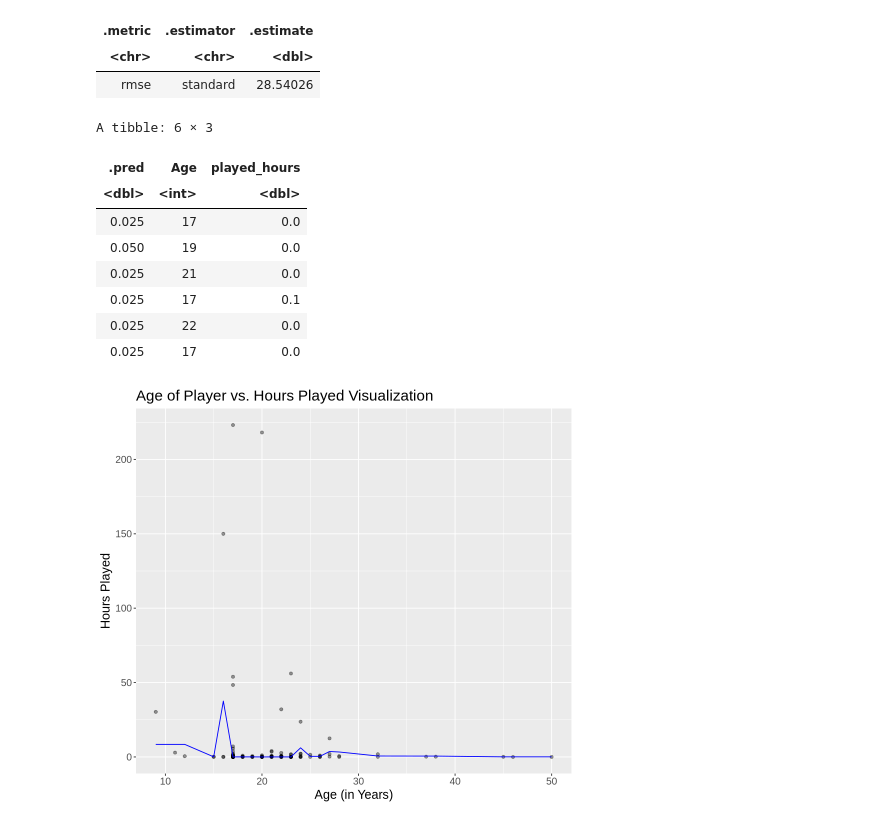
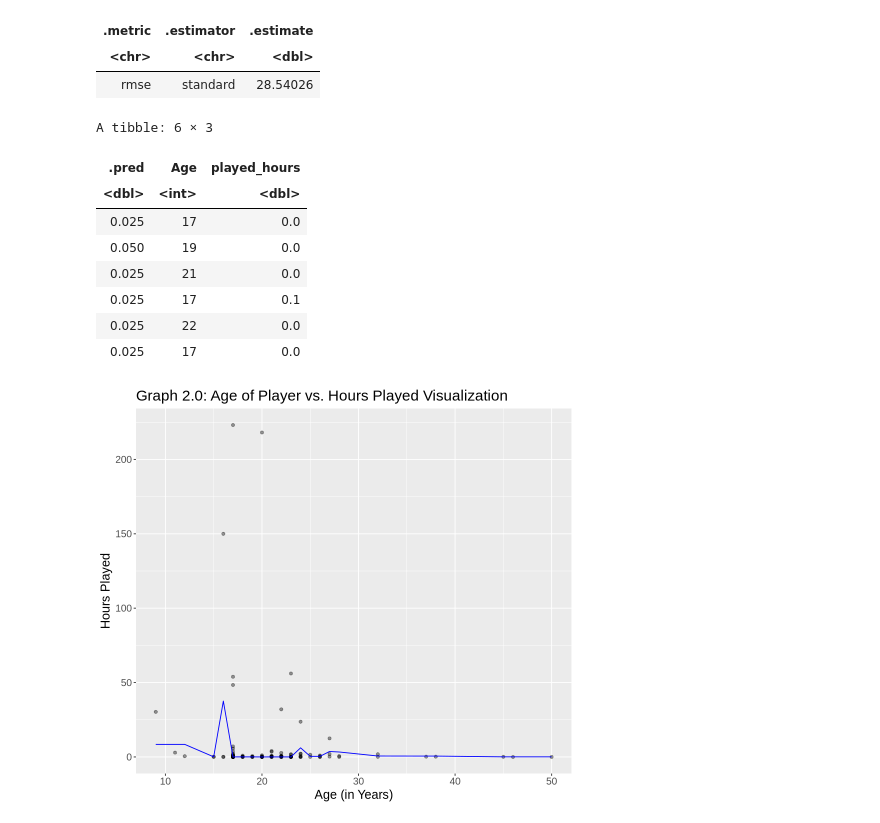
Before and after one commit to Alexis-Jang/Group7-DSCI100project, a Jupyter notebook: Actual Project.ipynb, the cells around one changed output. Drawn from its saved outputs; the diff is of its cells as text; code cells hidden in the pictures.

Commit message:
Added numbers to figures

```diff
--- a/Actual Project.ipynb
+++ b/Actual Project.ipynb
@@ -303,25 +321,25 @@ A tibble: 1 × 3
 # %%
 set.seed(123)
 #now, we will make a visualization of our analysis
 age_pred <- age_fit |>
           predict(players_training) |>
           bind_cols(players_training)
 head(age_pred)
 age_plot <- age_pred|>
     ggplot(aes(x = Age, y = played_hours)) +
     geom_point(alpha = 0.4) +
     geom_line(data = age_pred, mapping = aes(x = Age, y = .pred), colour = "blue") +
-    labs(x = "Age (in Years)", y = "Hours Played", title = "Age of Player vs. Hours Played Visualization")+
+    labs(x = "Age (in Years)", y = "Hours Played", title = "Graph 2.0: Age of Player vs. Hours Played Visualization")+
     theme(text = element_text(size = 15))
 age_plot
 # %% [output]
 A tibble: 6 × 3
 | .pred | Age | played_hours |
 | <dbl> | <int> | <dbl> |
 | 0.025 | 17 | 0.0 |
 | 0.050 | 19 | 0.0 |
 | 0.025 | 21 | 0.0 |
 | 0.025 | 17 | 0.1 |
 | 0.025 | 22 | 0.0 |
 | 0.025 | 17 | 0.0 |
-[figure, old version]
+[figure, new version]
```
Also changed, not shown: parts of 3 cells of this notebook.
